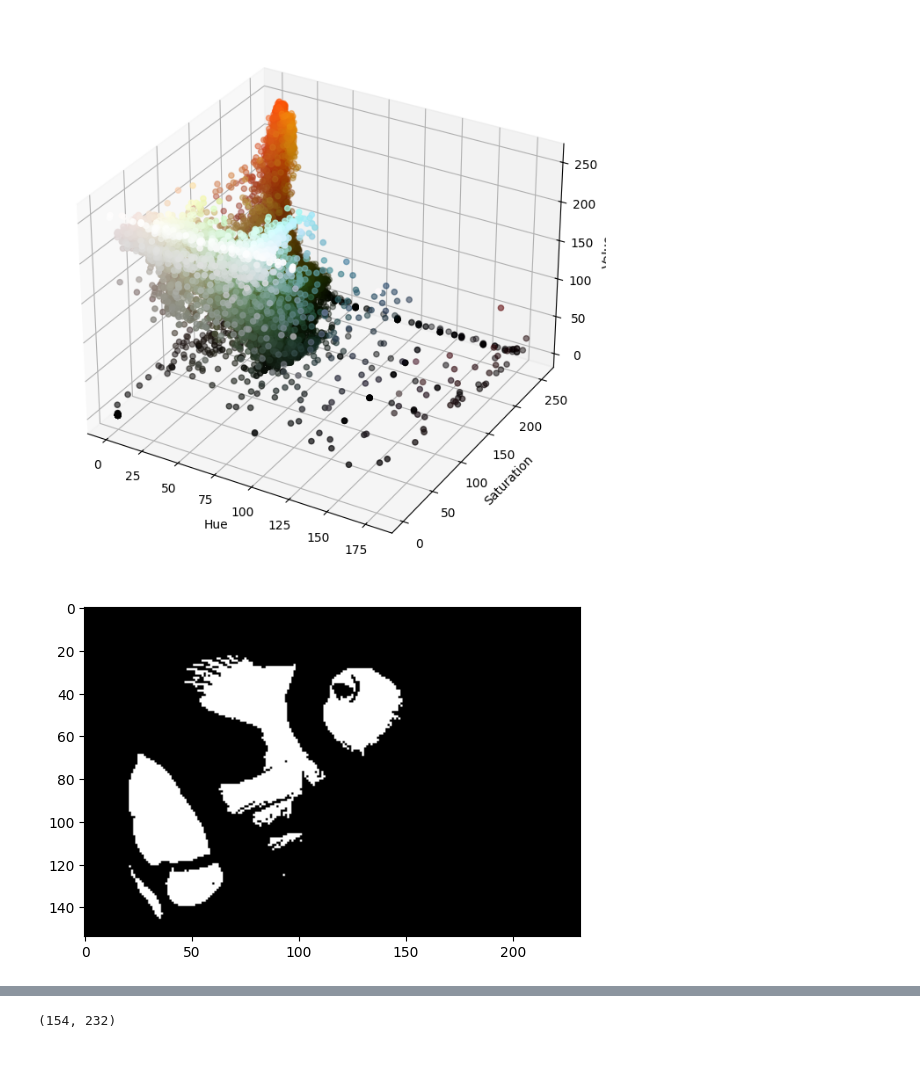
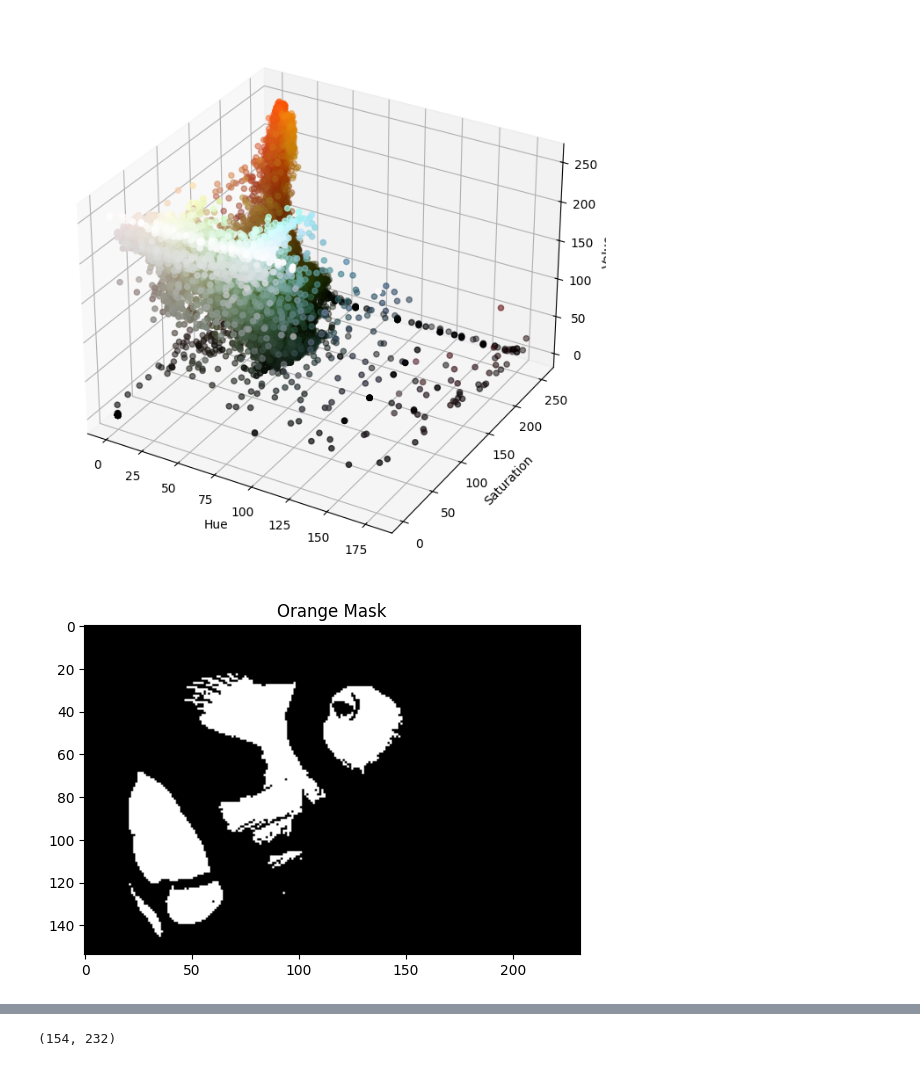
Before and after one commit to Shima-Bazzazan/Pylearn, a Jupyter notebook: 6.MachineLearning/Assignment_43/finding_Nemo/finding_nemo_KNN.ipynb, the cells around one changed output, grey strips where cells are left out. Drawn from its saved outputs; the diff is of its cells as text; code cells hidden in the pictures.

```diff
--- a/6.MachineLearning/Assignment_43/finding_Nemo/finding_nemo_KNN.ipynb
+++ b/6.MachineLearning/Assignment_43/finding_Nemo/finding_nemo_KNN.ipynb
@@ -55,12 +55,13 @@ plt.show()
 # %% [output]
 [figure]
 # %%
-light_orange = (1, 190, 200)
+light_orange = (1, 90, 200)
 dark_orange = (18, 255, 255)
 
 mask_orange = cv2.inRange(nemo_hsv, light_orange, dark_orange)
 plt.imshow(mask_orange, cmap='gray')
+plt.title("Orange Mask")
 plt.show()
 # %% [output]
-[figure, old version]
+[figure, new version]
 # %%
```
Also changed, not shown: parts of 23 cells of this notebook, 10 other files.
